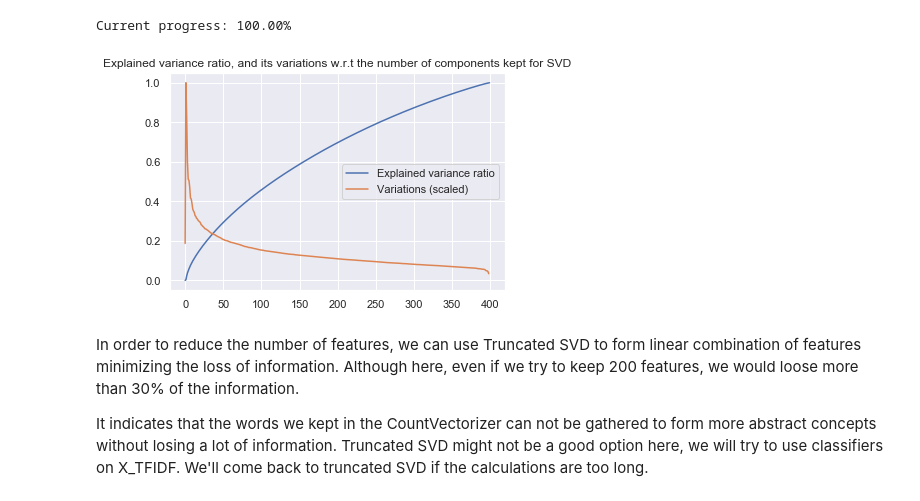
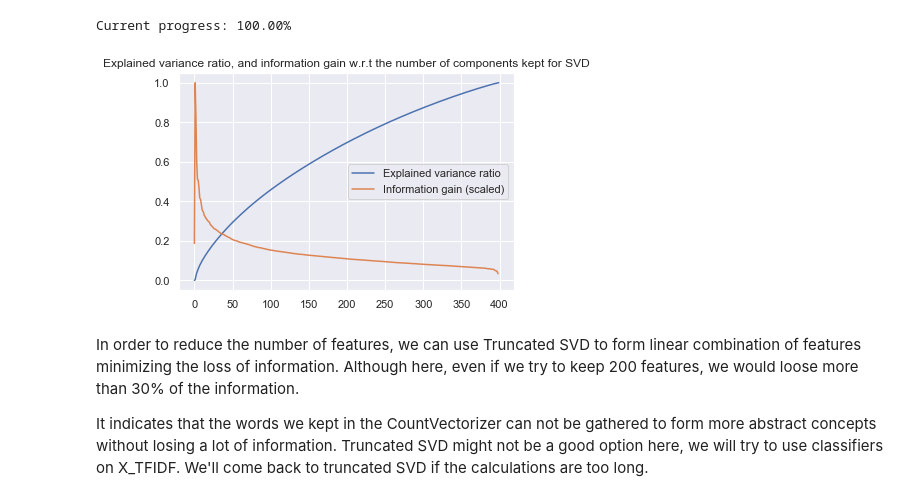
Before and after one commit to L2cGauthier/WineAnalysis, a Jupyter notebook: WineAnalysis.ipynb, the cells around one changed output. Saved outputs shown, nothing was run; the diff lists cells and outputs as text; code cells hidden in the pictures.

```diff
--- a/WineAnalysis.ipynb
+++ b/WineAnalysis.ipynb
@@ -186,13 +193,13 @@ Current progress: 100.00%
 # %%
 plt.plot(Y_rep)
 plt.plot(var*54)
 
-plt.title("Explained variance ratio, and its variations w.r.t the number of components kept for SVD")
-plt.legend(['Explained variance ratio', 'Variations (scaled)'], loc='best')
+plt.title("Explained variance ratio, and information gain w.r.t the number of components kept for SVD")
+plt.legend(['Explained variance ratio', 'Information gain (scaled)'], loc='best')
 
 plt.show()
 # %% [output]
-[figure, old version]
+[figure, new version]
 # %% [markdown]
 In order to reduce the number of features, we can use Truncated SVD to form linear combination of features minimizing the loss of information. Although here, even if we try to keep 200 features, we would loose more than 30% of the information.
 
```
Also changed, not shown: parts of 6 cells of this notebook.
